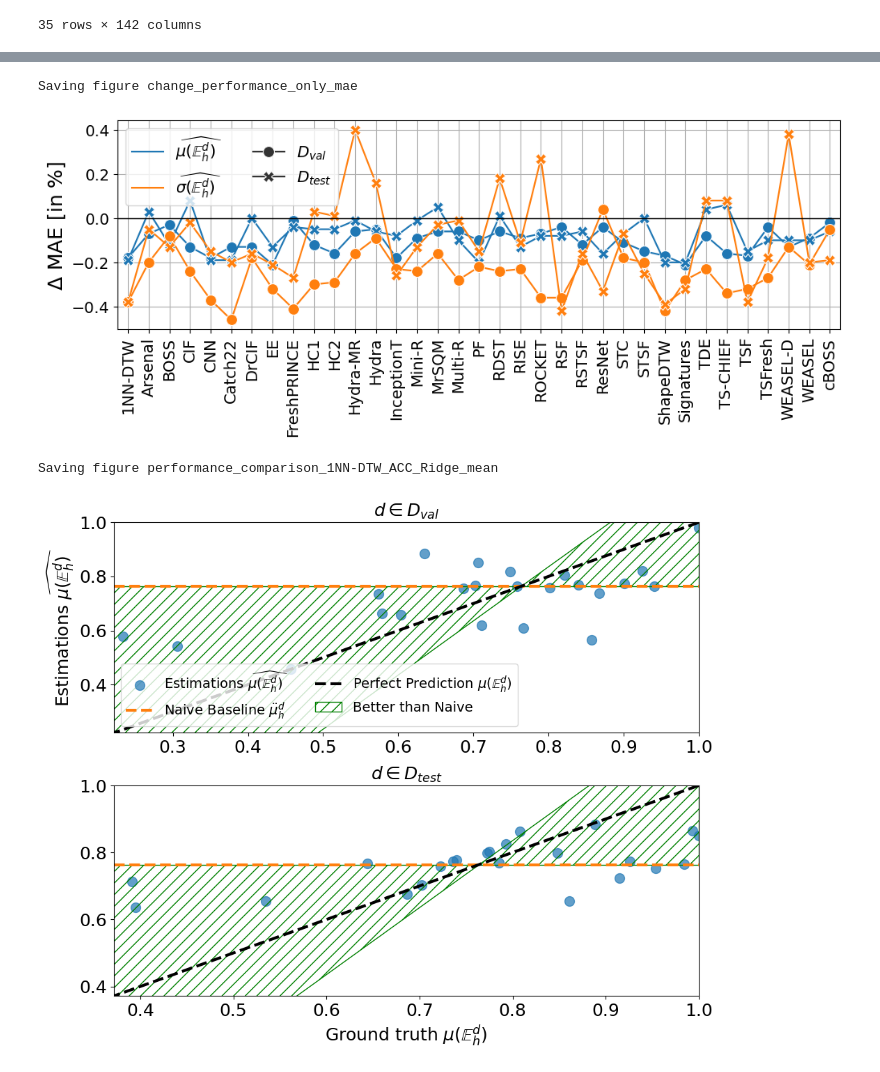
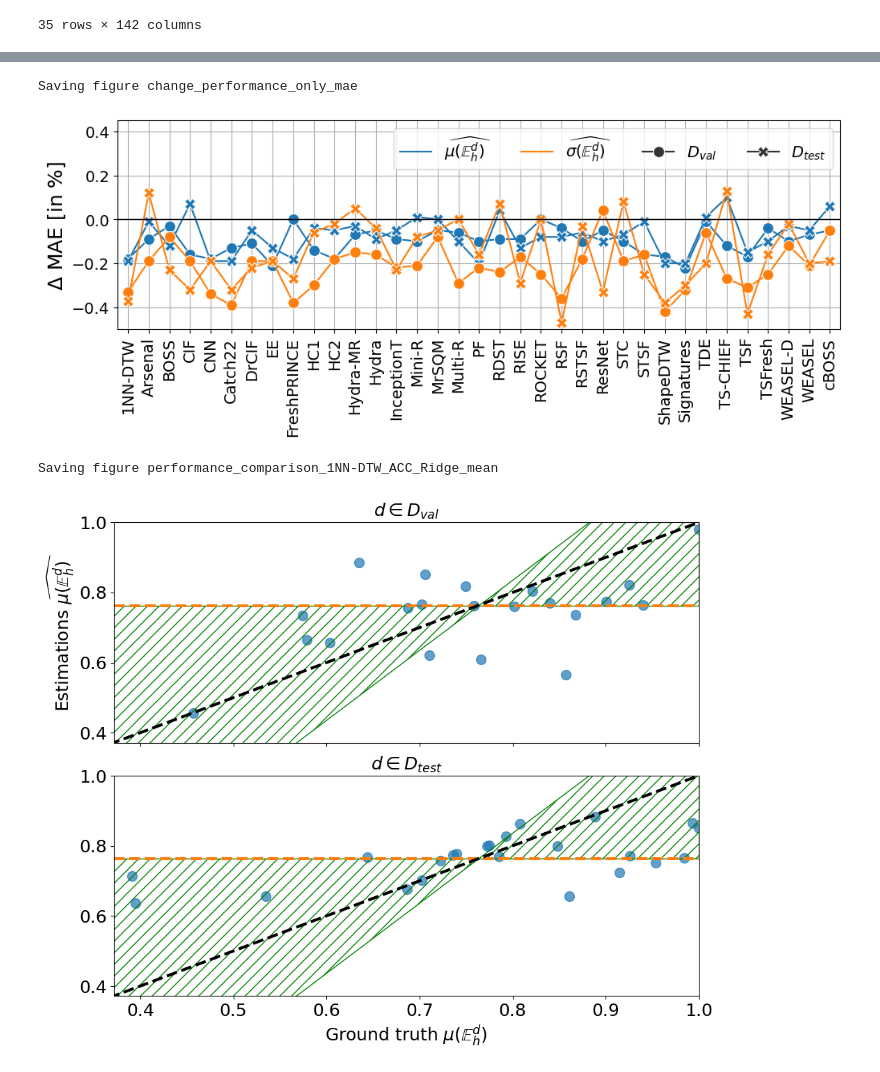
Before and after one commit to LarsBoecking/time_series_fingerprint, a Jupyter notebook: notebooks/e_performance_estimation.ipynb, the cells around one changed output, grey strips where cells are left out. Drawn from its saved outputs; the diff is of its cells as text; code cells hidden in the pictures.

```diff
--- a/notebooks/e_performance_estimation.ipynb
+++ b/notebooks/e_performance_estimation.ipynb
@@ -242,9 +240,8 @@ algorithm_data_set_performance
 # %%
 # Define the regression models to test
 models = {
-    "RandomForest": RandomForestRegressor(n_estimators=100, random_state=42),
+    "RandomForest": RandomForestRegressor(),
     "Ridge": Ridge(),
-    "DecisionTree": DecisionTreeRegressor(min_samples_leaf=5, random_state=42),
     "SVR": SVR(),
     "GradientBoosting": GradientBoostingRegressor(),
     "KNeighbors": KNeighborsRegressor(),
@@ -336,6 +333,7 @@ fig, ax = plt.subplots(1, 1, figsize=(10, 4), sharex=True, sharey=True)
 sns.lineplot(data=df_melted_mae, x="Algorithm", y="Performance", hue="predict", style="Subset data", markers=True, markersize=10, dashes=False, ax=ax)
 ax.set_ylabel("$\Delta$ MAE [in $\%$]", fontsize=18)
 ax.set_xlim(-0.5, len(df_melted_mae['Algorithm'].unique()) - 0.5)
+ax.set_ylim(-0.5,0.45)
 ax.set_xlabel("", fontsize=18)
 ax.tick_params(axis="x", labelsize=14)
 ax.tick_params(axis="y", labelsize=14)
@@ -343,7 +341,7 @@ ax.tick_params(axis="y", labelsize=14)
 handles, labels = ax.get_legend_handles_labels()
 new_labels = [label for label in labels if label in replace_dict.values() or label in subset_replace_dict.values()]
 new_handles = [handles[labels.index(label)] for label in new_labels]
-ax.legend(new_handles, new_labels, loc='upper left', ncol=2, fontsize=14)
+ax.legend(new_handles, new_labels, loc='upper right', ncol=4, fontsize=14)
 ax.hlines(0, -0.5, len(df_melted_mae['Algorithm'].unique()) - 0.5, color="black", linestyle="-", linewidth=1)
 ax.grid(True)
 
@@ -354,12 +352,15 @@ fig_saver.save_fig(f"change_performance_only_mae")
 plt.show()
 # %% [output]
 Saving figure change_performance_only_mae
-[figure, old version]
+[figure, new version]
 # %%
-def _visualise_single_algorithm(applied_algorithm = "1NN-DTW_ACC", model_name = "RandomForest",to_predict = 'mean', save_figure = False):
+def _visualise_single_algorithm(applied_algorithm = "1NN-DTW_ACC", model_name = "RandomForest",
+                                to_predict = 'mean',
+                                legend_pos = None,
+                                save_figure = False):
 
     fig_size = (10, 8)
-    fig, ax = plt.subplots(2, 1, figsize=fig_size, sharex=False, sharey=False)
+    fig, ax = plt.subplots(2, 1, figsize=fig_size, sharex=True, sharey=True)
 
 
     for y_ax, data_sub_set in enumerate(['Validation', 'Test']):
@@ -397,15 +398,13 @@ def _visualise_single_algorithm(applied_algorithm = "1NN-DTW_ACC", model_name =
         ax[y_ax].add_patch(Polygon([(naive_baseline,naive_baseline), (0,naive_baseline), (0,-naive_baseline)], facecolor='none', edgecolor='green', hatch='//', label='Better than Naive'))
         ax[y_ax].add_patch(Polygon([(naive_baseline,naive_baseline), (1,naive_baseline), (1,2-naive_baseline)], facecolor='none', edgecolor='green', hatch='//', label=''))
 
-
-
-
         ax[y_ax].set_xlim(min(gt_performance.min(), estimated_performance.min())*0.95, max(gt_performance.max(), estimated_performance.max()))
         ax[y_ax].set_ylim(min(gt_performance.min(), estimated_performance.min())*0.95, max(gt_performance.max(), estimated_performance.max()))
 
         if y_ax == 0:
             ax[y_ax].set_ylabel(r'Estimations $\widehat{\mu(\mathbb{E}_{h}^{d})}$' if to_predict == 'mean' else r'Estimations $\widehat{\sigma(\mathbb{E}_{h}^{d})}$', fontsize=18)
-            ax[y_ax].legend(loc='lower left' if to_predict == 'mean' else "upper left", ncol=2, fontsize=14)
+            if legend_pos != None:
+                ax[y_ax].legend(loc=legend_pos, ncol=2, fontsize=14)
             ax[y_ax].set_title(r"$d \in D_{val}$", fontsize=18)
 
         else:
@@ -416,14 +415,16 @@ def _visualise_single_algorithm(applied_algorithm = "1NN-DTW_ACC", model_name =
         ax[y_ax].tick_params(axis="y", labelsize=18)
 
 
-    plt.subplots_adjust(hspace=.25, wspace=0., left=0.11, right=0.95, bottom=0.1, top=.95)
+    plt.subplots_adjust(hspace=.15, wspace=0., left=0.11, right=0.95, bottom=0.1, top=.95)
 
     if save_figure:
         fig_saver.save_fig(f"performance_comparison_{applied_algorithm}_{model_name}_{to_predict}")
     plt.show()
 # %%
-_visualise_single_algorithm(applied_algorithm = "1NN-DTW_ACC", model_name = "Ridge",to_predict = 'mean', save_figure = True)
+_visualise_single_algorithm(applied_algorithm = "1NN-DTW_ACC", model_name = "Ridge",to_predict = 'mean',
+                            legend_pos = None,
+                            save_figure = True)
 # %% [output]
 Saving figure performance_comparison_1NN-DTW_ACC_Ridge_mean
-[figure, old version]
+[figure, new version]
 # %%
```
Also changed, not shown: parts of 8 cells of this notebook, 3 other files.
